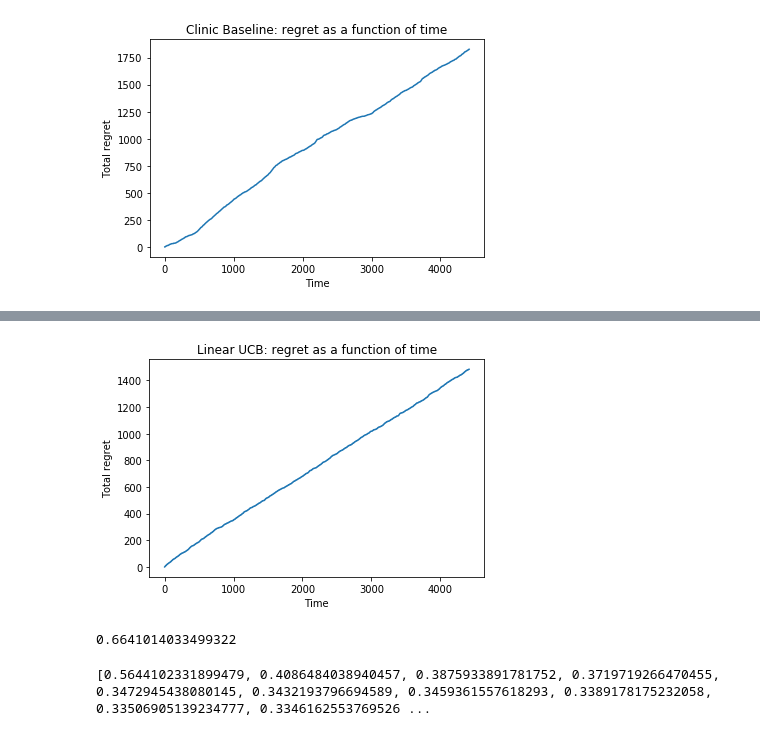
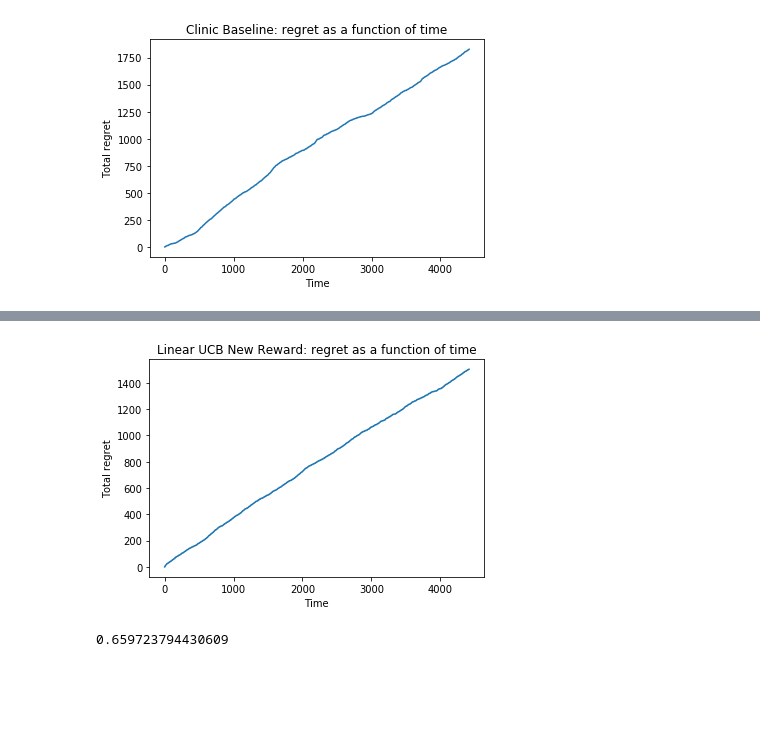
Before and after one commit to mrlsdvd/warfarin-dose-estimation, a Jupyter notebook: notebooks/baseline_comparison.ipynb, the cells around one changed output, grey strips where cells are left out. Drawn from its saved outputs; the diff is of its cells as text; code cells hidden in the pictures; blank space fills up the shorter version.

Commit message:
graphing changes

```diff
--- a/notebooks/baseline_comparison.ipynb
+++ b/notebooks/baseline_comparison.ipynb
@@ -86,18 +165,15 @@ Fraction of correct decisions: 0.649083088068825
 # %%
-linear_UCB = LinearUCB(num_arms=3, alpha=0.5)
-linear_UCB_features = linear_UCB.get_features(data)
-linear_UCB_regret, linear_UCB_incorrect = linear_UCB.train(linear_UCB_features.values[~np.isnan(linear_UCB_features).any(axis=1)], targets.values[~np.isnan(linear_UCB_features).any(axis=1)])
-plt.plot(range(linear_UCB_regret.shape[0]), linear_UCB_regret)
-plt.title("Linear UCB: regret as a function of time")
+# Linear UCB Model with new reward structure
+linear_UCB_new_reward = LinearUCBNewRewards(num_arms=3, alpha=0.5)
+linear_UCB_new_reward_features = linear_UCB_new_reward.get_features(data)
+linear_UCB_new_reward_regret, linear_UCB_new_reward_incorrect = linear_UCB_new_reward.train(linear_UCB_new_reward_features.values[~np.isnan(linear_UCB_new_reward_features).any(axis=1)], targets.values[~np.isnan(linear_UCB_new_reward_features).any(axis=1)])
+plt.plot(range(linear_UCB_new_reward_regret.shape[0]), linear_UCB_new_reward_regret)
+plt.title("Linear UCB New Reward: regret as a function of time")
 plt.xlabel("Time")
 plt.ylabel("Total regret")
 plt.show()
 
-print(1 - linear_UCB_regret[len(linear_UCB_regret) -1] / len(linear_UCB_regret))
+print(1 - linear_UCB_new_reward_regret[len(linear_UCB_new_reward_regret) -1] / (len(linear_UCB_new_reward_regret)-1))
 # %% [output]
-[figure, old version]
+[figure, new version]
-0.6641014033499322
+0.659723794430609
-# %%
-print(linear_UCB_incorrect)
-# %% [output]
-[0.5644102331899479, 0.4086484038940457, 0.3875933891781752, 0.3719719266470455, 0.3472945438080145, 0.3432193796694589, 0.3459361557618293, 0.3389178175232058, 0.33506905139234777, 0.3346162553769526 ...
```
Also changed, not shown: parts of 7 cells of this notebook, 4 other files.
